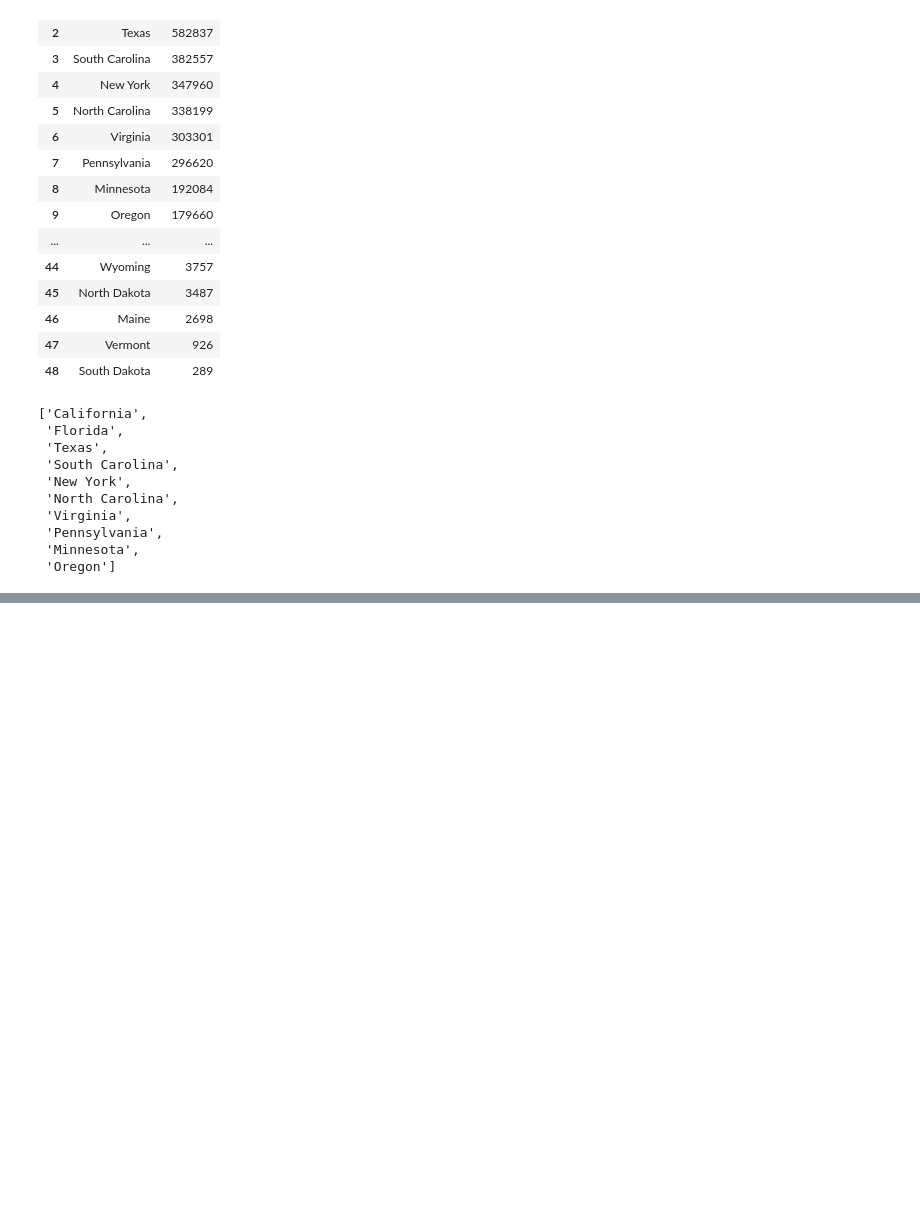
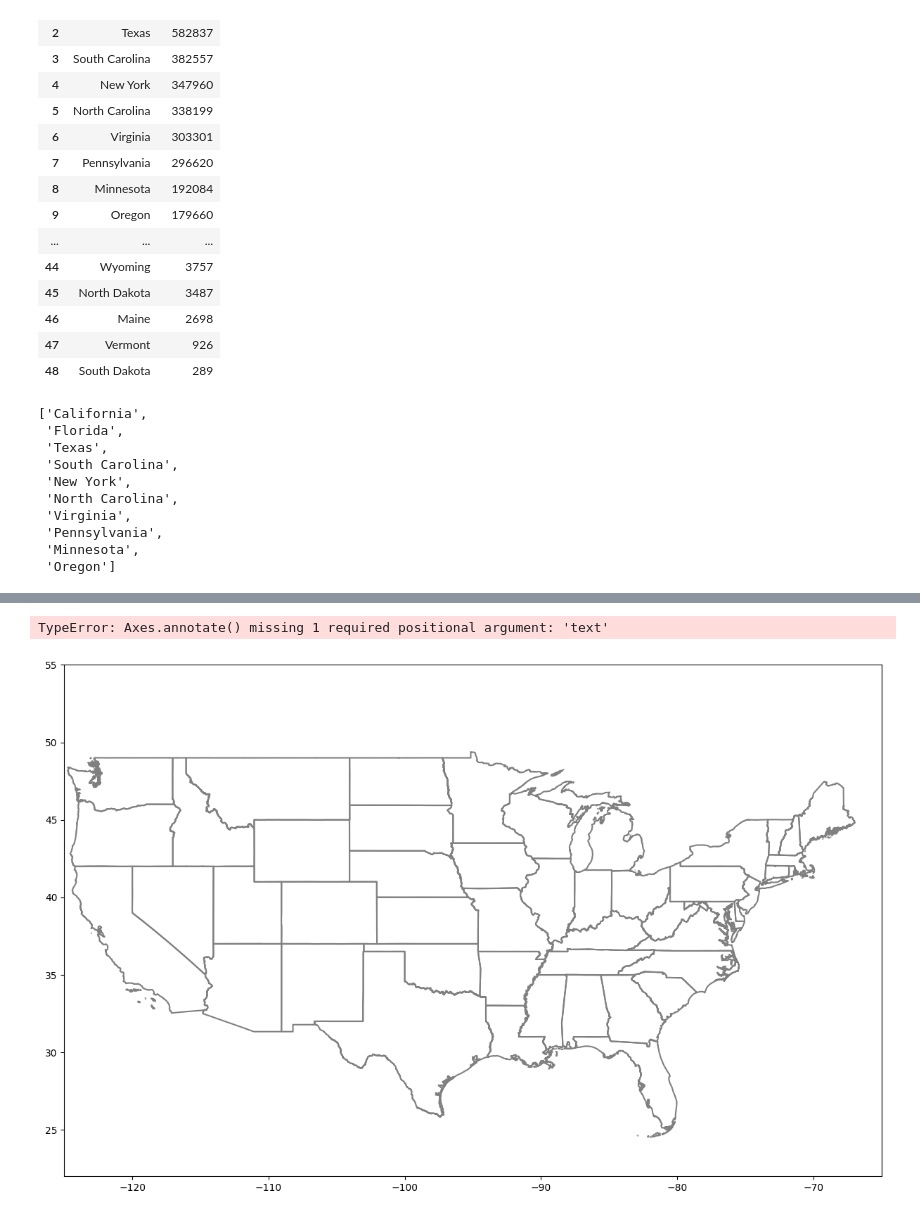
Before and after one commit to soomnia/Upstage-AI-Lab-3, a Jupyter notebook: 02-EDA/06-Project/practice.ipynb, the cells around one changed output, grey strips where cells are left out. Cells and saved outputs as stored; diff of their text form; code cells hidden in the pictures; blank space fills up the shorter version.

```diff
--- a/02-EDA/06-Project/practice.ipynb
+++ b/02-EDA/06-Project/practice.ipynb
@@ -831,0 +917,31 @@ ax.legend(handles=[MA], prop={'size': 10.5}, loc='best', borderpad=1, labelcolor
+# %%
+geometry = [Point(xy) for xy in zip(df['Start_Lng'], df['Start_Lat'])]
+geo_df = gpd.GeoDataFrame(df, geometry=geometry)
+
+geo_df['year'] = geo_df.Start_Time.dt.year
+geo_df['State'] = geo_df['State'].apply(func=convert)
+# %%
+fig, ax = plt.subplots(figsize=(15,15))
+ax.set_xlim([-125,-65])
+ax.set_ylim([22,55])
+
+states.boundary.plot(ax=ax, color='grey')
+states.apply(lambda x: None if (x.NAME not in top10_states_name) else ax.annotate(s=x.NAME, xy=x.geometry.centroid.coords[0], ha='center', color='black', weight='bold', fontsize=12.5), axis=1)
+
+colors = ['#FF5252','#9575CD','#FF8A80','#FF4081','#FFEE58','#7C4DFF','#00E5FF','#81D4FA','#64FFDA','#8C9EFF']
+count = 0
+for i in list(state_df['State'].head(10)):
+    geo_df[geo_df['State'] == i].plot(ax=ax, markersize=1, color=colors[count], marker='o');
+    count += 1
+
+for i in ['bottom', 'top', 'left', 'right']:
+    side = ax.spines[i]
+    side.set_visible(False)
+
+plt.tick_params(top=False, bottom=False, left=False, right=False,
+                labelleft=False, labelbottom=False)
+
+plt.title('\nVisualization of Top 10 Accident Prone States in US (2016-2020)', size=20, color='grey');
+# %% [output]
+TypeError: Axes.annotate() missing 1 required positional argument: 'text'
+[figure, added]
```
Also changed, not shown: parts of 10 cells of this notebook.
